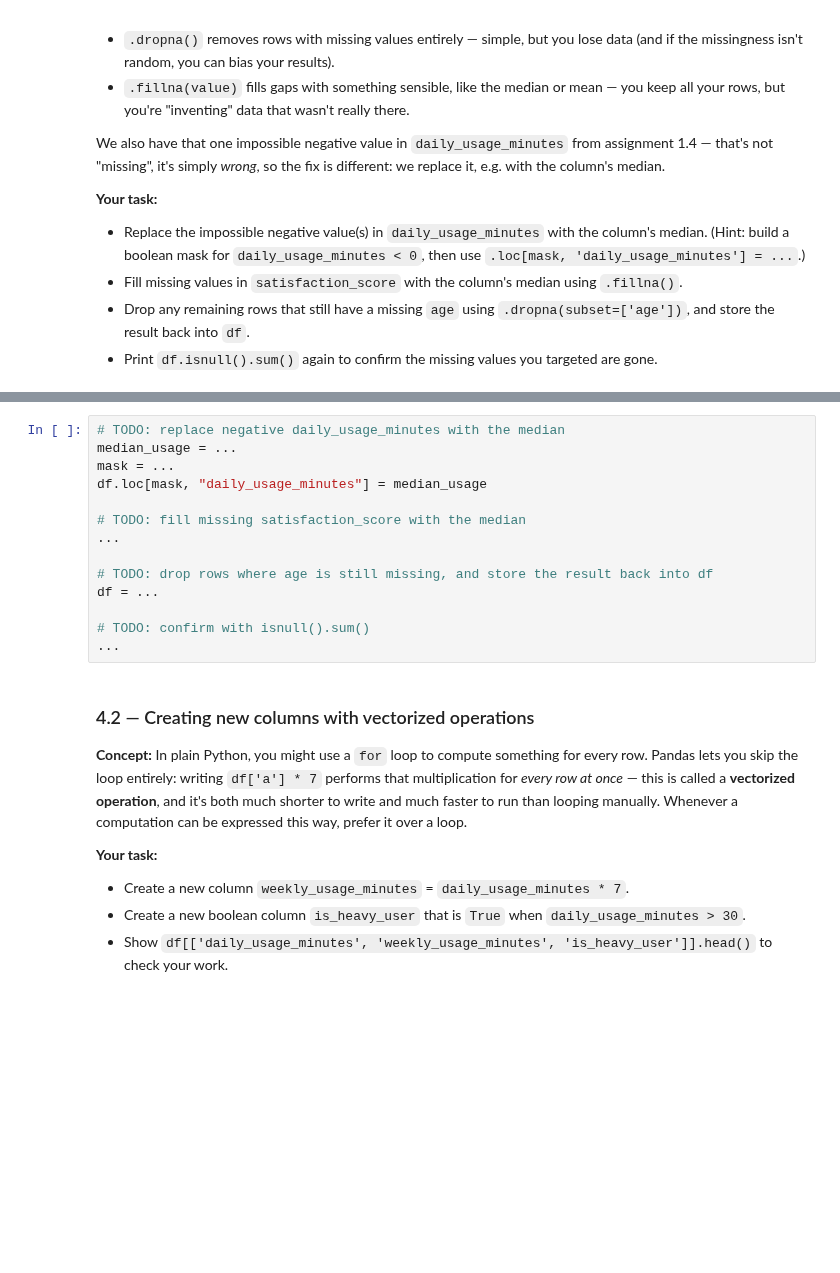
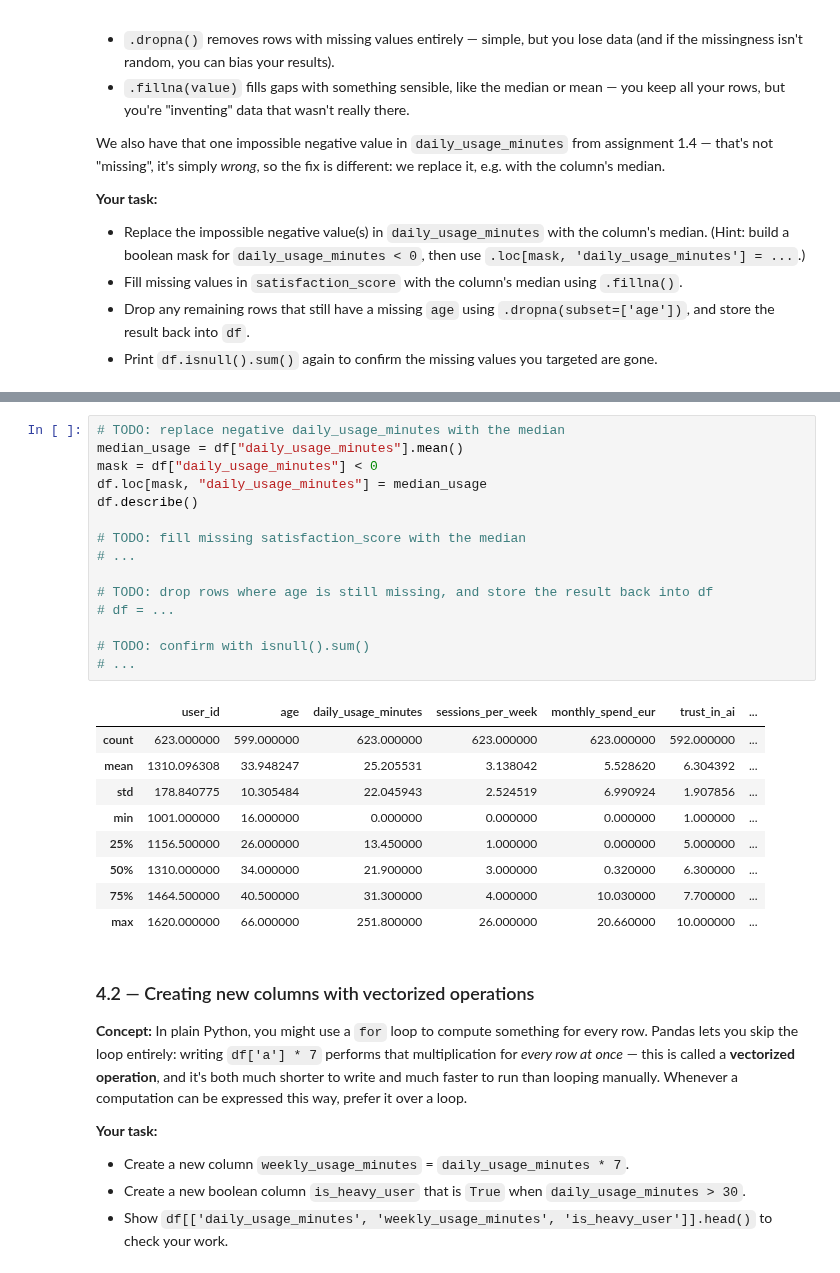
Before and after one commit to JorisHeemskerk/HCAI_Pythonondersteuning_2627, a Jupyter notebook: sessie_2_22-09/pandas_assignment.ipynb, the cells around one changed output, grey strips where cells are left out. Drawn from its saved outputs; the diff is of its cells as text; blank space fills up the shorter version.

```diff
--- a/sessie_2_22-09/pandas_assignment.ipynb
+++ b/sessie_2_22-09/pandas_assignment.ipynb
@@ -436,17 +508,28 @@ the column's median.
 # %%
 # TODO: replace negative daily_usage_minutes with the median
-median_usage = ...
-mask = ...
+median_usage = df["daily_usage_minutes"].mean()
+mask = df["daily_usage_minutes"] < 0
 df.loc[mask, "daily_usage_minutes"] = median_usage
+df.describe()
 
 # TODO: fill missing satisfaction_score with the median
-...
+# ...
 
 # TODO: drop rows where age is still missing, and store the result back into df
-df = ...
+# df = ...
 
 # TODO: confirm with isnull().sum()
-...
+# ...
+# %% [output]
+|  | user_id | age | daily_usage_minutes | sessions_per_week | monthly_spend_eur | trust_in_ai | ... |
+| count | 623.000000 | 599.000000 | 623.000000 | 623.000000 | 623.000000 | 592.000000 | ... |
+| mean | 1310.096308 | 33.948247 | 25.205531 | 3.138042 | 5.528620 | 6.304392 | ... |
+| std | 178.840775 | 10.305484 | 22.045943 | 2.524519 | 6.990924 | 1.907856 | ... |
+| min | 1001.000000 | 16.000000 | 0.000000 | 0.000000 | 0.000000 | 1.000000 | ... |
+| 25% | 1156.500000 | 26.000000 | 13.450000 | 1.000000 | 0.000000 | 5.000000 | ... |
+| 50% | 1310.000000 | 34.000000 | 21.900000 | 3.000000 | 0.320000 | 6.300000 | ... |
+| 75% | 1464.500000 | 40.500000 | 31.300000 | 4.000000 | 10.030000 | 7.700000 | ... |
+| max | 1620.000000 | 66.000000 | 251.800000 | 26.000000 | 20.660000 | 10.000000 | ... |
 # %% [markdown]
 ### 4.2 — Creating new columns with vectorized operations
 
```
Also changed, not shown: parts of 7 cells of this notebook.
